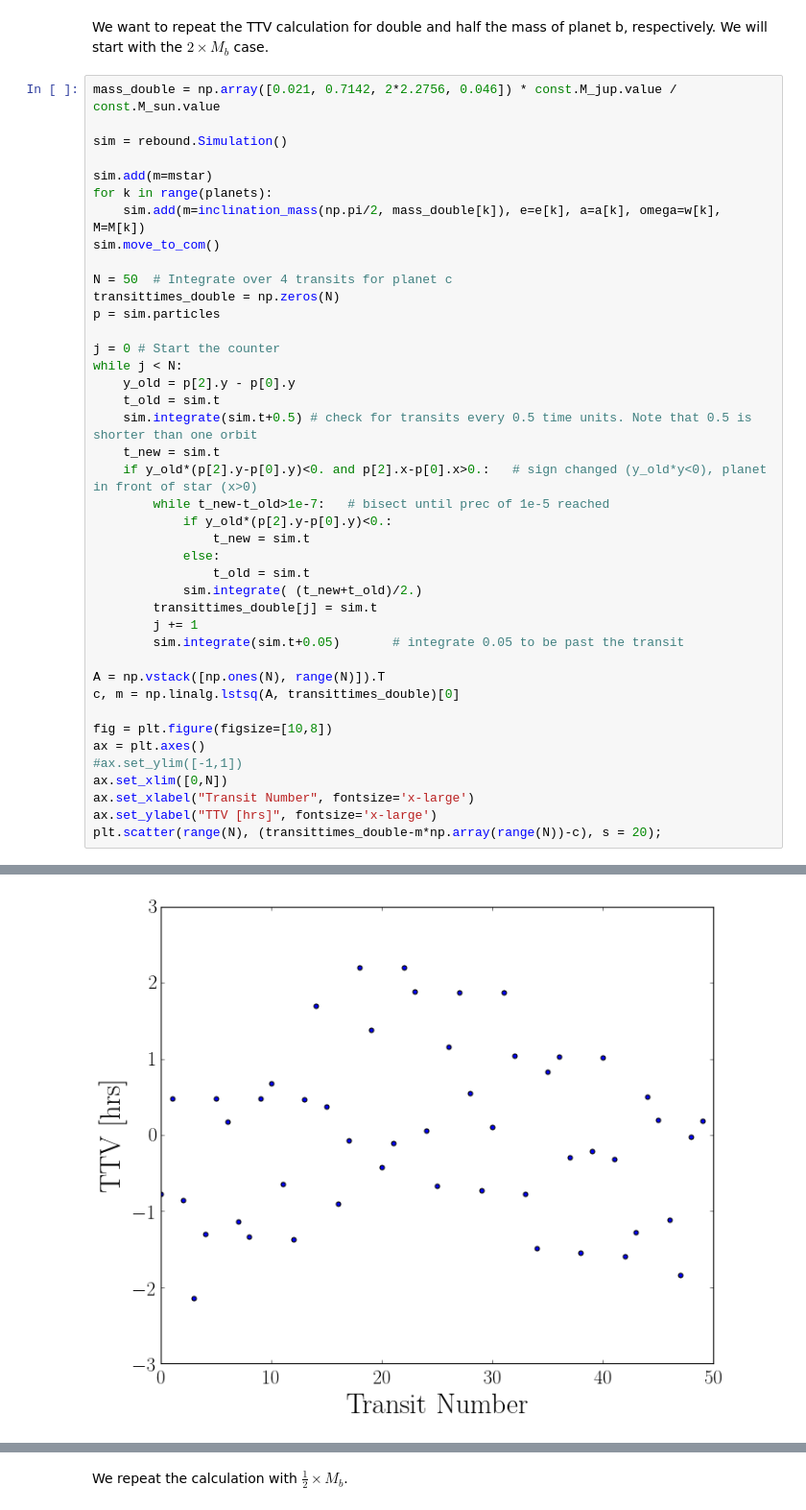
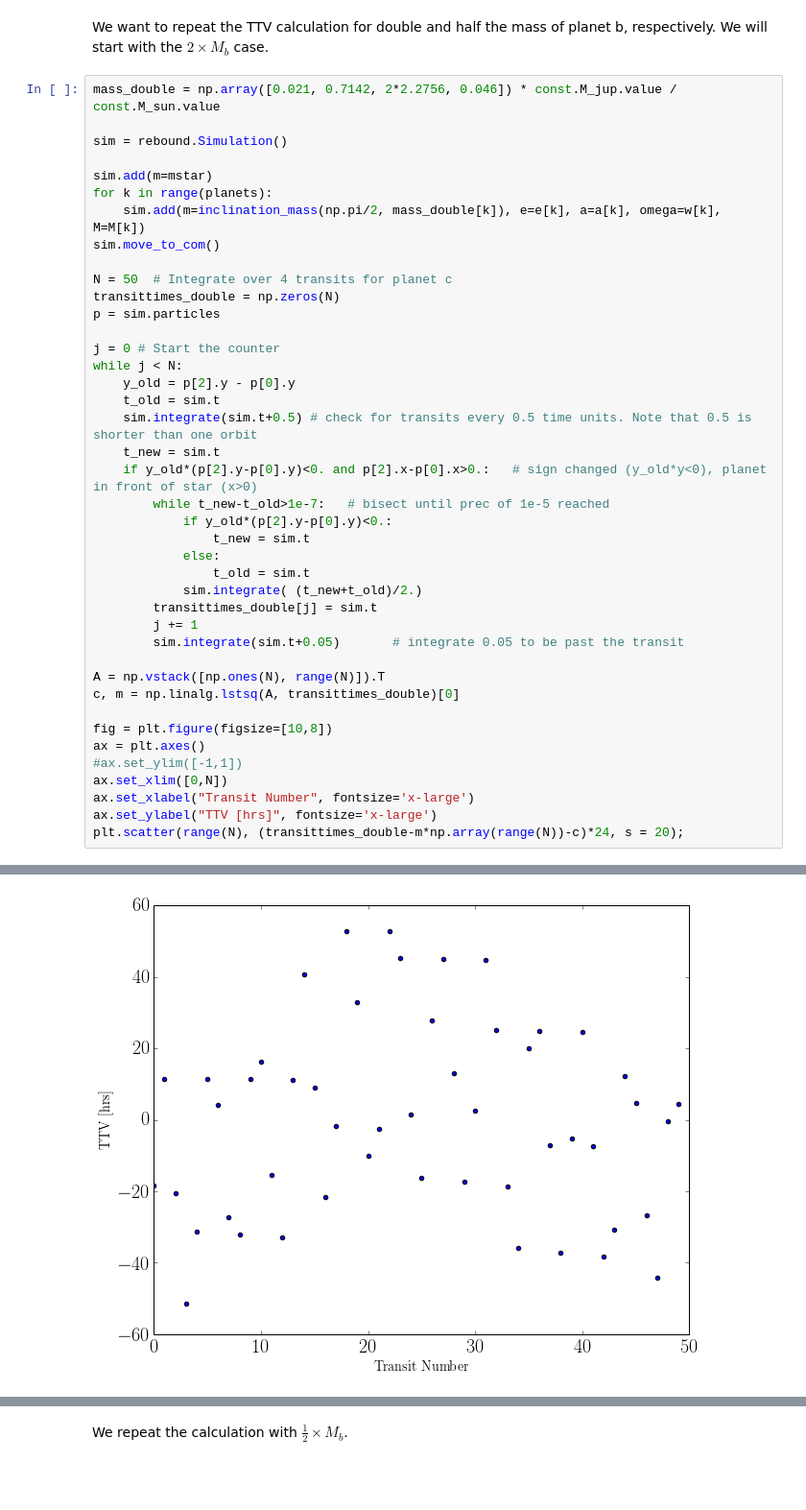
Before and after one commit to hdelgad9/astr597_exo, a Jupyter notebook: HW_3/transit_timing_variation_v4.ipynb, the cells around one changed output, grey strips where cells are left out. Shown: that part at 96% size. Cells and saved outputs as stored; diff of their text form; blank space fills up the shorter version.

```diff
--- a/HW_3/transit_timing_variation_v4.ipynb
+++ b/HW_3/transit_timing_variation_v4.ipynb
@@ -587,33 +587,33 @@ transittimes_double = np.zeros(N)
 p = sim.particles
 
 j = 0 # Start the counter
 while j < N:
     y_old = p[2].y - p[0].y
     t_old = sim.t
     sim.integrate(sim.t+0.5) # check for transits every 0.5 time units. Note that 0.5 is shorter than one orbit
     t_new = sim.t
     if y_old*(p[2].y-p[0].y)<0. and p[2].x-p[0].x>0.:   # sign changed (y_old*y<0), planet in front of star (x>0)
         while t_new-t_old>1e-7:   # bisect until prec of 1e-5 reached
             if y_old*(p[2].y-p[0].y)<0.:
                 t_new = sim.t
             else:
                 t_old = sim.t
             sim.integrate( (t_new+t_old)/2.)
         transittimes_double[j] = sim.t
         j += 1
         sim.integrate(sim.t+0.05)       # integrate 0.05 to be past the transit
 
 A = np.vstack([np.ones(N), range(N)]).T
 c, m = np.linalg.lstsq(A, transittimes_double)[0]
 
 fig = plt.figure(figsize=[10,8])
 ax = plt.axes()
 #ax.set_ylim([-1,1])
 ax.set_xlim([0,N])
 ax.set_xlabel("Transit Number", fontsize='x-large')
 ax.set_ylabel("TTV [hrs]", fontsize='x-large')
-plt.scatter(range(N), (transittimes_double-m*np.array(range(N))-c), s = 20);
+plt.scatter(range(N), (transittimes_double-m*np.array(range(N))-c)*24, s = 20);
 # %% [output]
 To use the future default and silence this warning we advise to pass `rcond=None`, to keep using the old, explicitly pass `rcond=-1`.
-[figure, old version]
+[figure, new version]
 # %%
```
Also changed, not shown: parts of 6 cells of this notebook.
